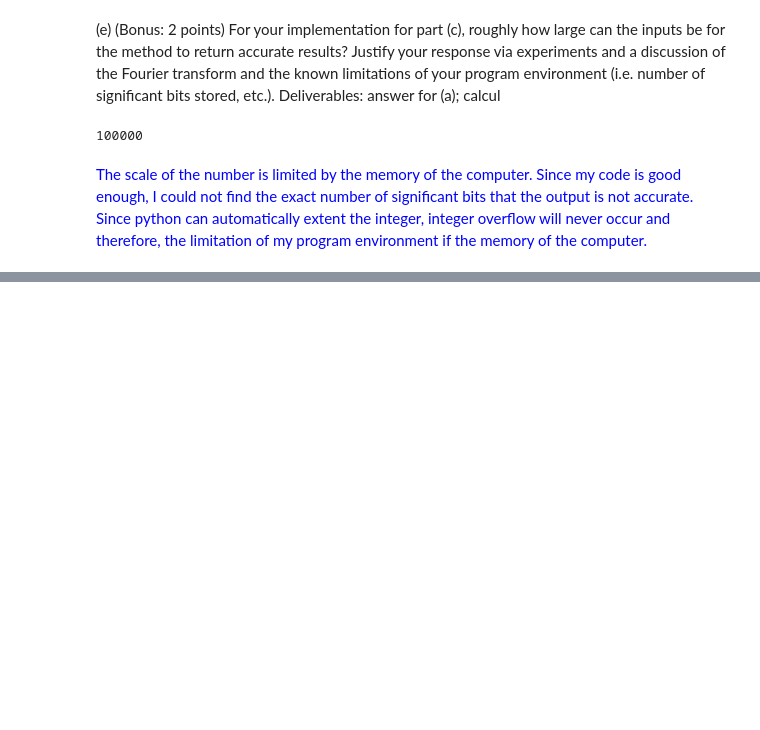
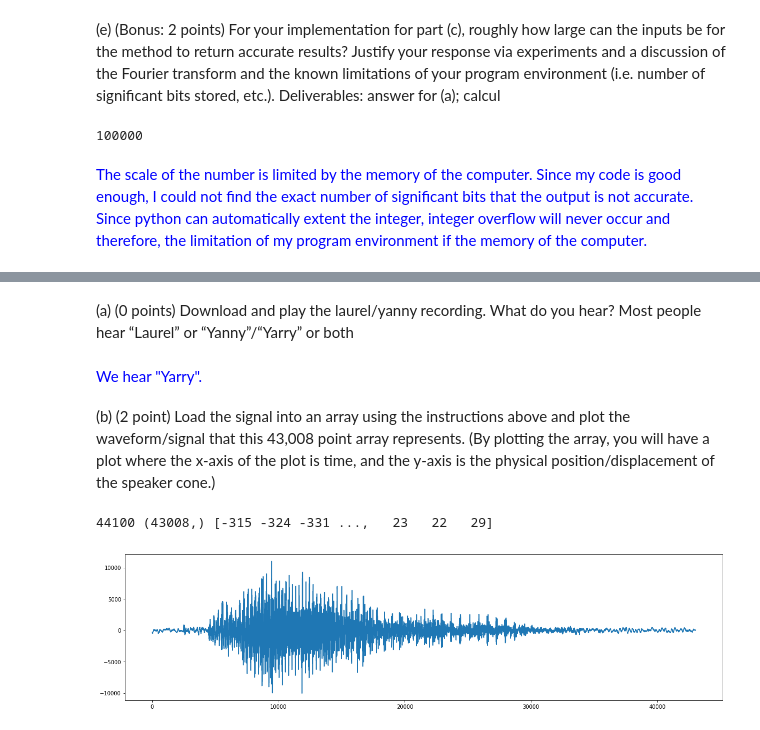
Before and after one commit to Skyraker2016/CS168, a Jupyter notebook: miniproject8/miniproject8.ipynb, the cells around one changed output, grey strips where cells are left out. Drawn from its saved outputs; the diff is of its cells as text; code cells hidden in the pictures; blank space fills up the shorter version.

```diff
--- a/miniproject8/miniproject8.ipynb
+++ b/miniproject8/miniproject8.ipynb
@@ -142,0 +152,25 @@ while True:
+# %% [markdown]
+(a) (0 points) Download and play the laurel/yanny recording. What do you hear? Most people hear
+“Laurel” or “Yanny”/“Yarry” or both
+# %% [markdown]
+<font color='blue'>
+We hear "Yarry".
+# %% [markdown]
+(b) (2 point) Load the signal into an array using the instructions above and plot the waveform/signal
+that this 43,008 point array represents. (By plotting the array, you will have a plot where the
+x-axis of the plot is time, and the y-axis is the physical position/displacement of the speaker
+cone.)
+# %%
+import scipy.io.wavfile as wavfile
+import numpy as np
+import matplotlib.pyplot as plt
+with open("./laurel_yanny.wav", "rb") as f:
+    sampleRate, data = wavfile.read(f)
+
+print(sampleRate, data.shape, data)
+plt.figure(figsize=[20, 5])
+plt.plot(data)
+plt.show()
+# %% [output]
+44100 (43008,) [-315 -324 -331 ...,   23   22   29]
+[figure, added]
```
Also changed, not shown: parts of 14 cells of this notebook, 4 other files.
